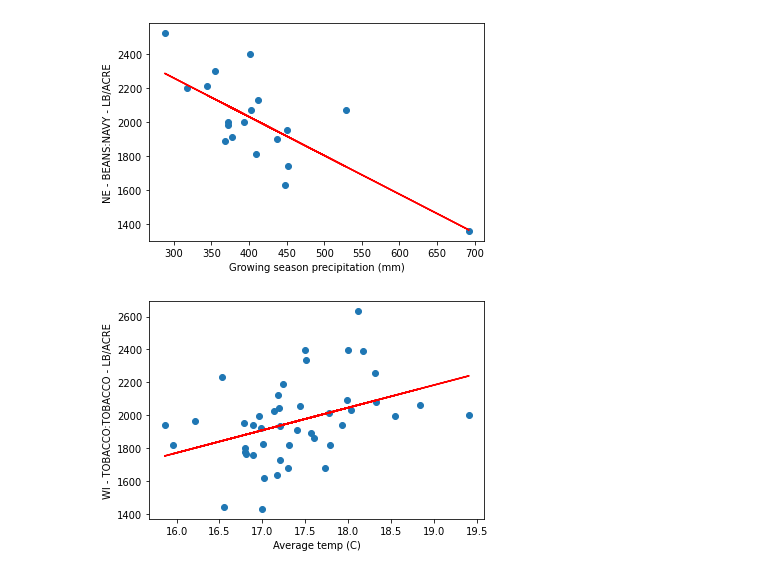
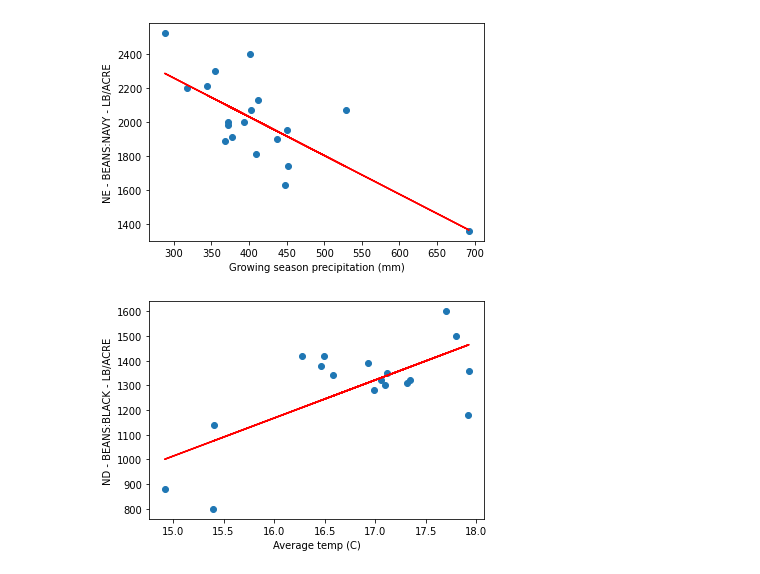
Before and after one commit to ucfjimg/CAP5610-project, a Jupyter notebook: scripts/DataExplore.ipynb, the cells around one changed output. Drawn from its saved outputs; the diff is of its cells as text; code cells hidden in the pictures.

```diff
--- a/scripts/DataExplore.ipynb
+++ b/scripts/DataExplore.ipynb
@@ -240,22 +226,22 @@ plt.show()
 # %% [output]
 [figure]
 # %%
-state = 'WI'
-crop = 'TOBACCO:TOBACCO'
+state = 'ND'
+crop = 'BEANS:BLACK'
 merged = pd.merge(bystate[state][crop], wx_by_state[state][['year', 'tavg']], on='year')
 model = linear_model.LinearRegression()
 unit = list(merged.unit)[0]
 
 meantavg = [[x] for x in merged['tavg']]
 model.fit(meantavg, merged.Value)
 
 m = model.coef_[0]
 b = model.intercept_
 ax = plt.axes()
 plt.scatter(merged['tavg'], merged.Value)
 plt.plot(merged['tavg'], m * merged['tavg'] + b, color='red')
 ax.set_xlabel('Average temp (C)')
 ax.set_ylabel('%s - %s - %s/ACRE' % (state, crop, unit))
 plt.show()
 # %% [output]
-[figure, old version]
+[figure, new version]
```
Also changed, not shown: parts of 2 cells of this notebook.
